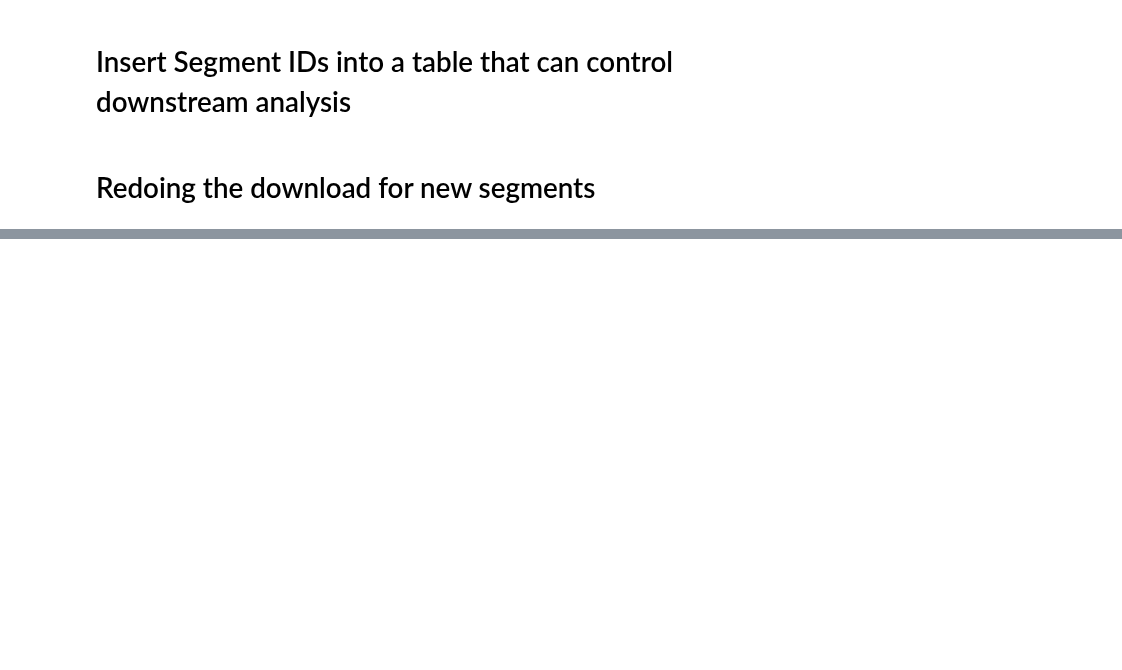
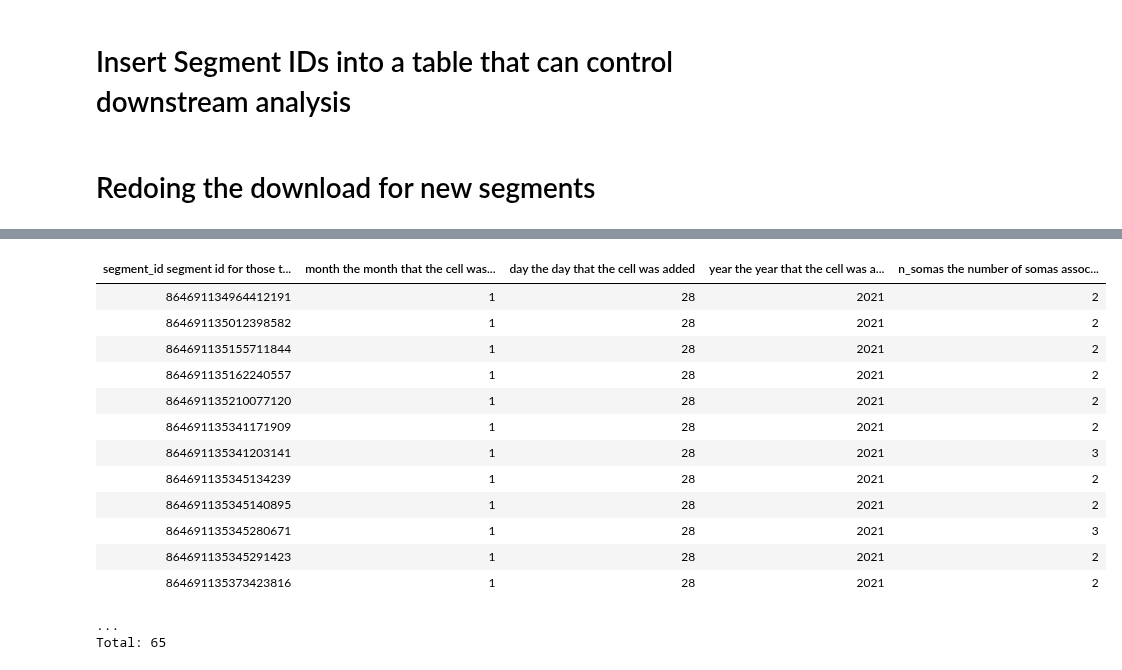
Before and after one commit to celiibrendan/neuron_mesh_tools, a Jupyter notebook: Auto_Proofreading/Preprocessing_Pipeline/1_Downloading_Meshes.ipynb, the cells around one changed output, grey strips where cells are left out. Drawn from its saved outputs; the diff is of its cells as text; code cells hidden in the pictures; blank space fills up the shorter version.

```diff
--- a/Auto_Proofreading/Preprocessing_Pipeline/1_Downloading_Meshes.ipynb
+++ b/Auto_Proofreading/Preprocessing_Pipeline/1_Downloading_Meshes.ipynb
@@ -388,0 +429,36 @@ Total: 67
+# %%
+@schema
+class AllenProofreading(dj.Manual):
+    definition="""
+    segment_id : bigint unsigned  #segment id for those to be decimated
+    month: tinyint #the month that the cell was added
+    day: tinyint #the day that the cell was added
+    year: int unsigned  #the year that the cell was added
+    ---
+    n_somas : int #the number of somas associated with the neuron from the Allen Institute
+
+    """
+month = 1
+day = 28
+year = 2021
+
+dict_of_seg_2_soma = [dict(segment_id=k,n_somas=2,month=month,day=day,year=year) for k in double_soma_1_28]
+dict_of_seg_3_soma = [dict(segment_id=k,n_somas=3,month=month,day=day,year=year) for k in triple_soma_1_28]
+AllenProofreading.insert(dict_of_seg_2_soma + dict_of_seg_3_soma,skip_duplicates=True)
+AllenProofreading() & dict(month=1,day=28,year=2021)
+# %% [output]
+| segment_id segment id for those t... | month the month that the cell was... | day the day that the cell was added | year the year that the cell was a... | n_somas the number of somas assoc... |
+| 864691134964412191 | 1 | 28 | 2021 | 2 |
+| 864691135012398582 | 1 | 28 | 2021 | 2 |
+| 864691135155711844 | 1 | 28 | 2021 | 2 |
+| 864691135162240557 | 1 | 28 | 2021 | 2 |
+| 864691135210077120 | 1 | 28 | 2021 | 2 |
+| 864691135341171909 | 1 | 28 | 2021 | 2 |
+| 864691135341203141 | 1 | 28 | 2021 | 3 |
+| 864691135345134239 | 1 | 28 | 2021 | 2 |
+| 864691135345140895 | 1 | 28 | 2021 | 2 |
+| 864691135345280671 | 1 | 28 | 2021 | 3 |
+| 864691135345291423 | 1 | 28 | 2021 | 2 |
+| 864691135373423816 | 1 | 28 | 2021 | 2 |
+...
+Total: 65
```
Also changed, not shown: parts of 12 cells of this notebook, 13 other files.
